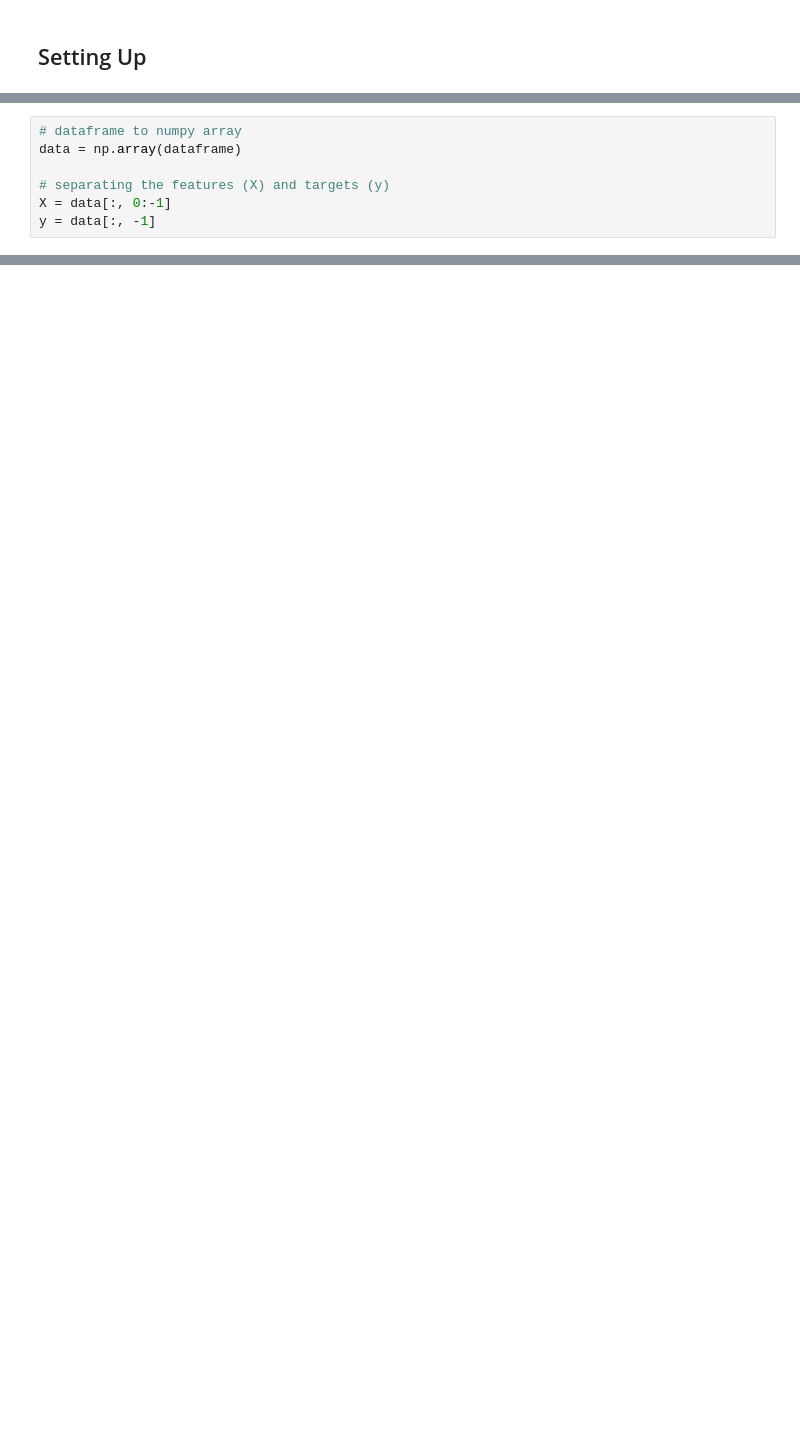
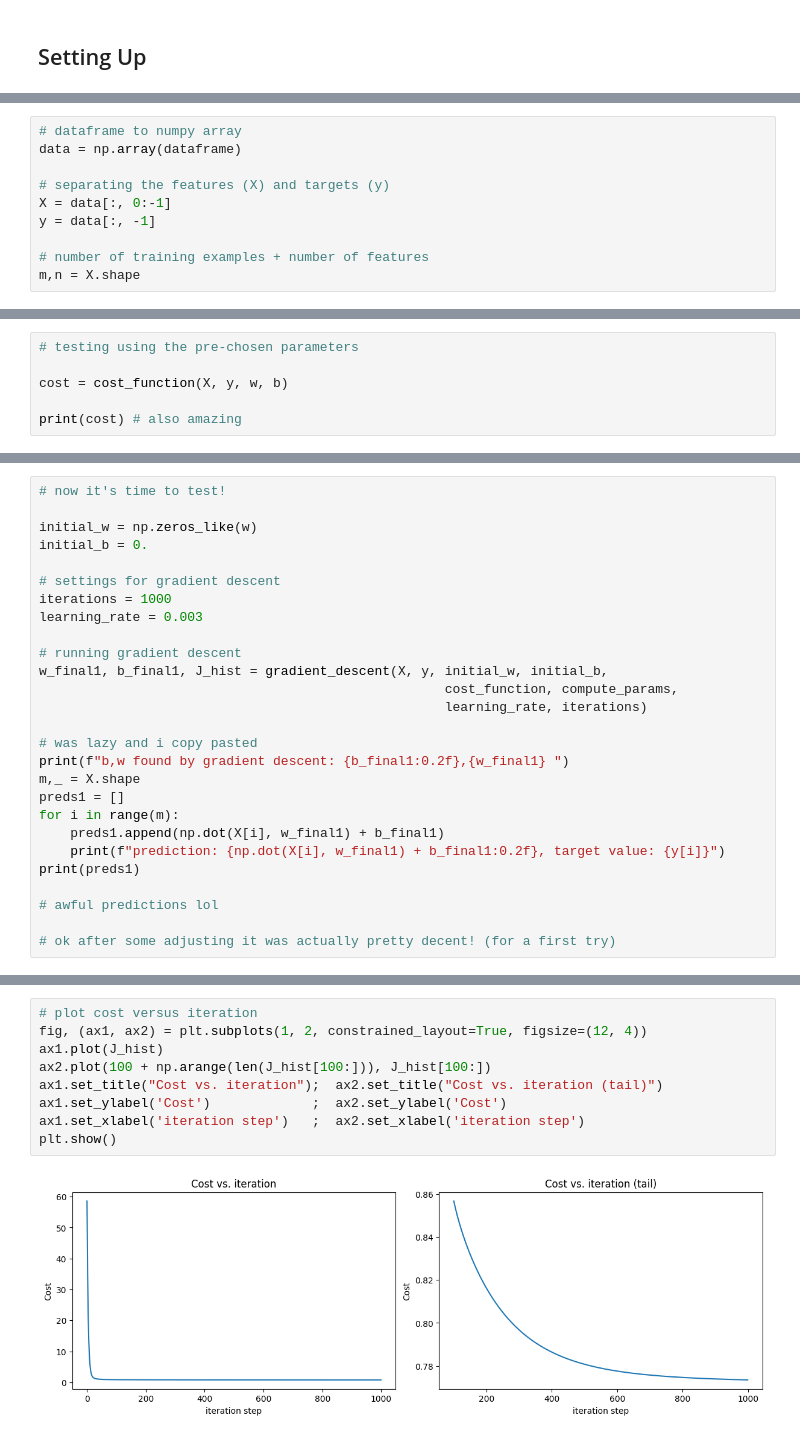
Before and after one commit to ayoayoagboola/student-performance-prediction, a Jupyter notebook: code.ipynb, the cells around one changed output, grey strips where cells are left out. Saved outputs shown, nothing was run; the diff lists cells and outputs as text; blank space fills up the shorter version.

```diff
--- a/code.ipynb
+++ b/code.ipynb
@@ -34,3 +36,6 @@ data = np.array(dataframe)
 # separating the features (X) and targets (y)
 X = data[:, 0:-1]
 y = data[:, -1]
+
+# number of training examples + number of features
+m,n = X.shape
@@ -36,0 +86,6 @@ y = data[:, -1]
+# %%
+# testing using the pre-chosen parameters
+
+cost = cost_function(X, y, w, b)
+
+print(cost) # also amazing
@@ -36,0 +169,27 @@ y = data[:, -1]
+# %%
+# now it's time to test!
+
+initial_w = np.zeros_like(w)
+initial_b = 0.
+
+# settings for gradient descent
+iterations = 1000
+learning_rate = 0.003
+
+# running gradient descent
+w_final1, b_final1, J_hist = gradient_descent(X, y, initial_w, initial_b,
+                                                    cost_function, compute_params,
+                                                    learning_rate, iterations)
+
+# was lazy and i copy pasted
+print(f"b,w found by gradient descent: {b_final1:0.2f},{w_final1} ")
+m,_ = X.shape
+preds1 = []
+for i in range(m):
+    preds1.append(np.dot(X[i], w_final1) + b_final1)
+    print(f"prediction: {np.dot(X[i], w_final1) + b_final1:0.2f}, target value: {y[i]}")
+print(preds1)
+
+# awful predictions lol
+
+# ok after some adjusting it was actually pretty decent! (for a first try)
@@ -36,0 +214,11 @@ y = data[:, -1]
+# %%
+# plot cost versus iteration
+fig, (ax1, ax2) = plt.subplots(1, 2, constrained_layout=True, figsize=(12, 4))
+ax1.plot(J_hist)
+ax2.plot(100 + np.arange(len(J_hist[100:])), J_hist[100:])
+ax1.set_title("Cost vs. iteration");  ax2.set_title("Cost vs. iteration (tail)")
+ax1.set_ylabel('Cost')             ;  ax2.set_ylabel('Cost')
+ax1.set_xlabel('iteration step')   ;  ax2.set_xlabel('iteration step')
+plt.show()
+# %% [output]
+[figure, added]
```
Also changed, not shown: parts of 21 cells of this notebook.
